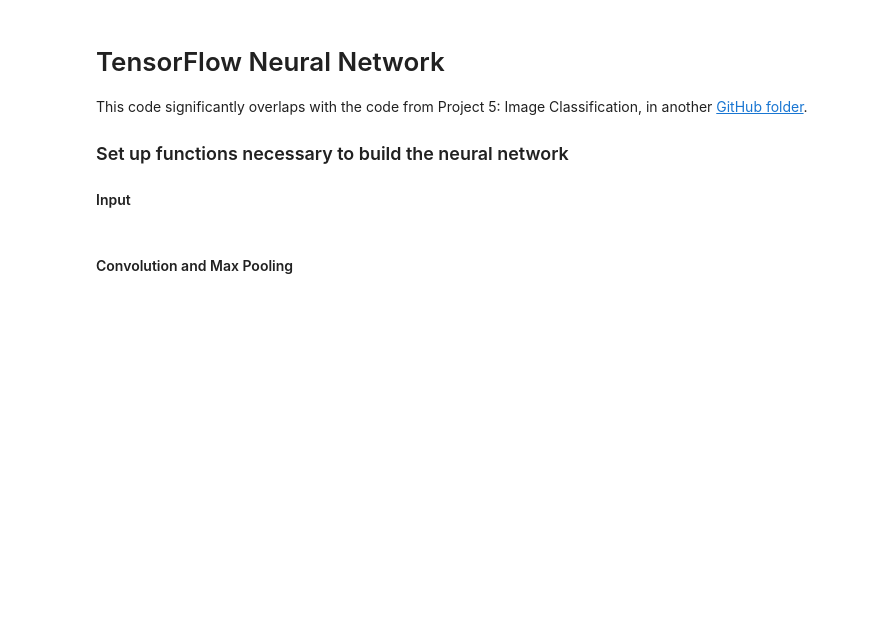
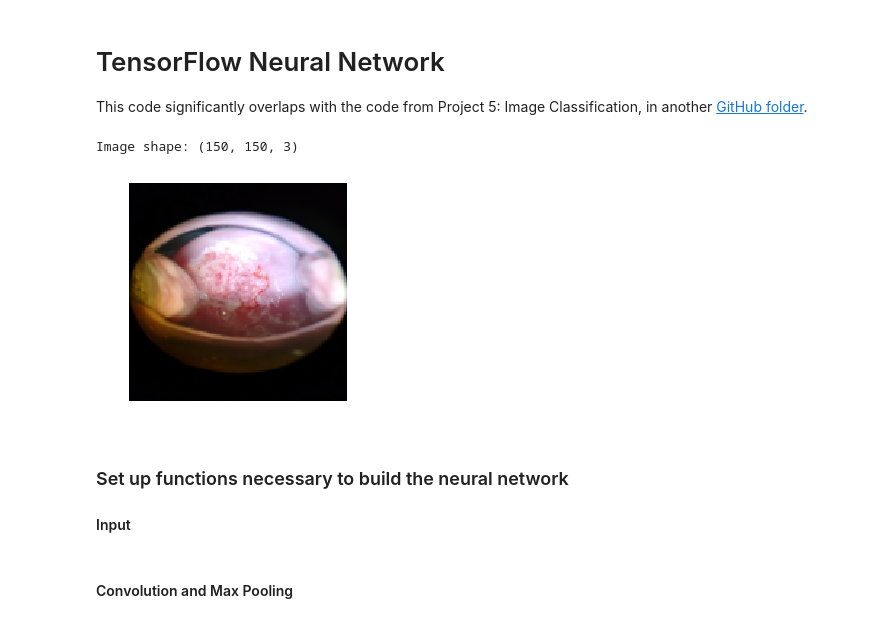
Before and after one commit to Mamta-Arora/Kaggle-MobileODT-Cancer-Screening, a Jupyter notebook: BasicNetwork.ipynb, the cells around one changed output. Drawn from its saved outputs; the diff is of its cells as text; code cells hidden in the pictures; blank space fills up the shorter version.

```diff
--- a/BasicNetwork.ipynb
+++ b/BasicNetwork.ipynb
@@ -2,9 +2,5 @@
 # TensorFlow Neural Network
 
 This code significantly overlaps with the code from Project 5: Image Classification, in another [GitHub folder](https://github.com/dangall/Udacity-Machine-Learning-Nanodegree/blob/master/P5_image_classification/image_classification.ipynb).
-
-### Set up functions necessary to build the neural network
-
-#### Input
 # %%
 import tensorflow as tf
@@ -12,3 +13,39 @@ import numpy as np
+# %%
+def load_training_data(batch_number, image_numbers=[]):
+    """
+    Loads the training data from files. It is possible to specify an interval
+    of images to load, or by defauly load th entire batch.
+    """
+    if image_numbers == []:
+        return np.load("./TensorFlow_data/training_data/training_images_batch" + str(batch_number) + ".npy")
+    else:
+        return np.load("./TensorFlow_data/training_data/training_images_batch" + str(batch_number) + ".npy")[image_numbers]
+
+def load_training_labels(batch_number, image_numbers=[]):
+    """
+    Loads the training data from files. It is possible to specify an interval
+    of images to load, or by defauly load th entire batch.
+    """
+    if image_numbers == []:
+        return np.load("./TensorFlow_data/training_data/training_labels_batch" + str(batch_number) + ".npy")
+    else:
+        return np.load("./TensorFlow_data/training_data/training_labels_batch" + str(batch_number) + ".npy")[image_numbers]
+
+def display_image(imagearray):
+    array_to_plot = imagearray
+    print("Image shape: {}".format(imagearray.shape))
+    plt.imshow(array_to_plot)
+    plt.axis("off")
+    plt.show()
+
+display_image(load_training_data(0)[19])
+# %% [output]
+Image shape: (150, 150, 3)
+[figure, added]
+# %% [markdown]
+### Set up functions necessary to build the neural network
+
+#### Input
 # %%
 def neural_net_image_input(image_shape):
     """
```
Also changed, not shown: parts of 10 cells of this notebook.
